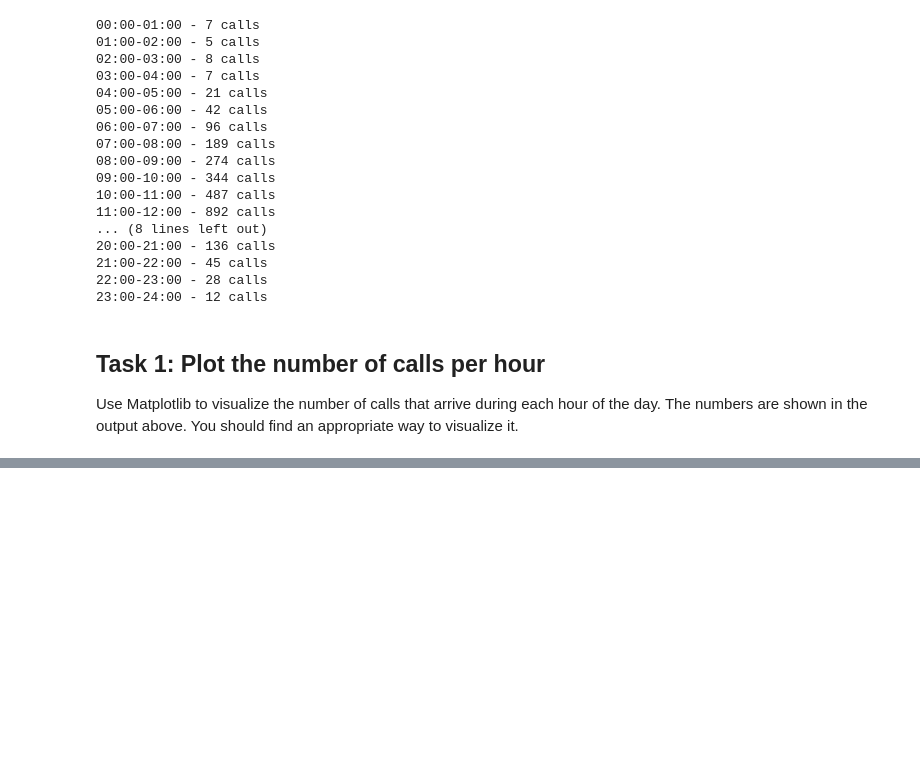
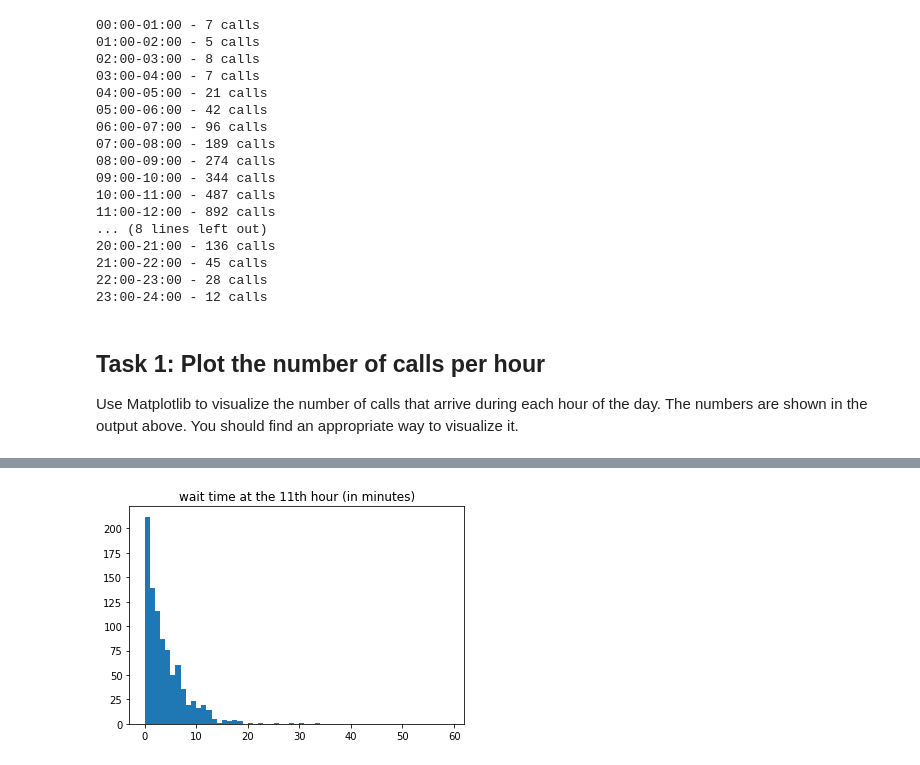
Before and after one commit to Boyu1997/CS146, a Jupyter notebook: Session-2-2/Session-2-2.ipynb, the cells around one changed output, grey strips where cells are left out. Drawn from its saved outputs; the diff is of its cells as text; code cells hidden in the pictures; blank space fills up the shorter version.

```diff
--- a/Session-2-2/Session-2-2.ipynb
+++ b/Session-2-2/Session-2-2.ipynb
@@ -140,0 +151,6 @@ Use Matplotlib to visualize the number of calls that arrive during each hour of
+# %%
+plt.hist([waiting_time_in_hour * 60 for waiting_time_in_hour in waiting_times_per_hour[11]], bins=list(range(0,60)))
+plt.title("wait time at the 11th hour (in minutes)")
+plt.show()
+# %% [output]
+[figure, added]
```
Also changed, not shown: parts of 3 cells of this notebook, 1 other file.
